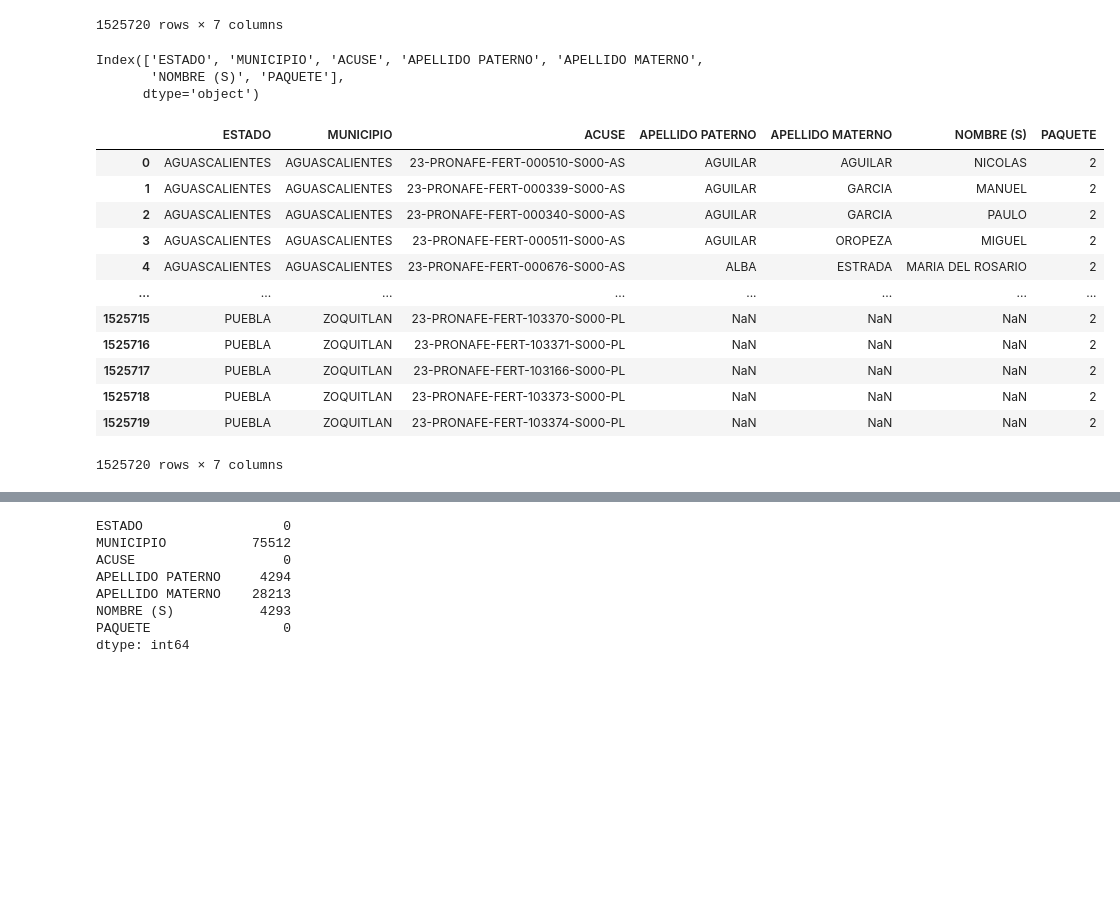
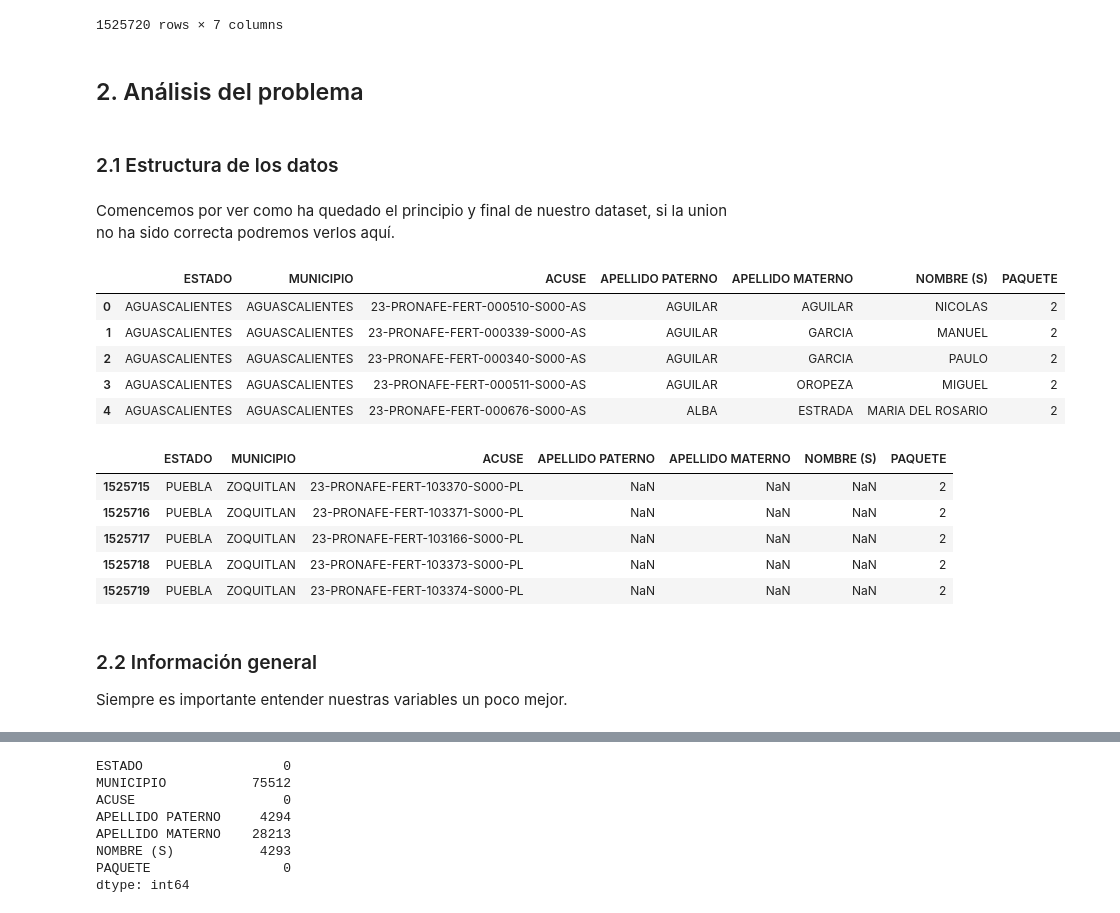
Before and after one commit to DGRIA/SESNA-Fertilizantes, a Jupyter notebook: src/templates/eda.ipynb, the cells around one changed output, grey strips where cells are left out. Cells and saved outputs as stored; diff of their text form; code cells hidden in the pictures; blank space fills up the shorter version.

```diff
--- a/src/templates/eda.ipynb
+++ b/src/templates/eda.ipynb
@@ -73,26 +83,31 @@ df
 | 1525718 | PUEBLA | ZOQUITLAN | 23-PRONAFE-FERT-103373-S000-PL | NaN | NaN | NaN | 2 |
 | 1525719 | PUEBLA | ZOQUITLAN | 23-PRONAFE-FERT-103374-S000-PL | NaN | NaN | NaN | 2 |
 1525720 rows × 7 columns
+# %% [markdown]
+## 2. Análisis del problema
+# %% [markdown]
+### 2.1 Estructura de los datos
+# %% [markdown]
+Comencemos por ver como ha quedado el principio y final de nuestro dataset, si la union no ha sido correcta podremos verlos aquí.
 # %%
-df.columns
+df.head()
 # %% [output]
-Index(['ESTADO', 'MUNICIPIO', 'ACUSE', 'APELLIDO PATERNO', 'APELLIDO MATERNO',
-       'NOMBRE (S)', 'PAQUETE'],
-      dtype='object')
+|  | ESTADO | MUNICIPIO | ACUSE | APELLIDO PATERNO | APELLIDO MATERNO | NOMBRE (S) | PAQUETE |
+| 0 | AGUASCALIENTES | AGUASCALIENTES | 23-PRONAFE-FERT-000510-S000-AS | AGUILAR | AGUILAR | NICOLAS | 2 |
+| 1 | AGUASCALIENTES | AGUASCALIENTES | 23-PRONAFE-FERT-000339-S000-AS | AGUILAR | GARCIA | MANUEL | 2 |
+| 2 | AGUASCALIENTES | AGUASCALIENTES | 23-PRONAFE-FERT-000340-S000-AS | AGUILAR | GARCIA | PAULO | 2 |
+| 3 | AGUASCALIENTES | AGUASCALIENTES | 23-PRONAFE-FERT-000511-S000-AS | AGUILAR | OROPEZA | MIGUEL | 2 |
+| 4 | AGUASCALIENTES | AGUASCALIENTES | 23-PRONAFE-FERT-000676-S000-AS | ALBA | ESTRADA | MARIA DEL ROSARIO | 2 |
 # %%
-df
+df.tail()
 # %% [output]
 |  | ESTADO | MUNICIPIO | ACUSE | APELLIDO PATERNO | APELLIDO MATERNO | NOMBRE (S) | PAQUETE |
-| 0 | AGUASCALIENTES | AGUASCALIENTES | 23-PRONAFE-FERT-000510-S000-AS | AGUILAR | AGUILAR | NICOLAS | 2 |
-| 1 | AGUASCALIENTES | AGUASCALIENTES | 23-PRONAFE-FERT-000339-S000-AS | AGUILAR | GARCIA | MANUEL | 2 |
-| 2 | AGUASCALIENTES | AGUASCALIENTES | 23-PRONAFE-FERT-000340-S000-AS | AGUILAR | GARCIA | PAULO | 2 |
-| 3 | AGUASCALIENTES | AGUASCALIENTES | 23-PRONAFE-FERT-000511-S000-AS | AGUILAR | OROPEZA | MIGUEL | 2 |
-| 4 | AGUASCALIENTES | AGUASCALIENTES | 23-PRONAFE-FERT-000676-S000-AS | ALBA | ESTRADA | MARIA DEL ROSARIO | 2 |
-| ... | ... | ... | ... | ... | ... | ... | ... |
 | 1525715 | PUEBLA | ZOQUITLAN | 23-PRONAFE-FERT-103370-S000-PL | NaN | NaN | NaN | 2 |
 | 1525716 | PUEBLA | ZOQUITLAN | 23-PRONAFE-FERT-103371-S000-PL | NaN | NaN | NaN | 2 |
 | 1525717 | PUEBLA | ZOQUITLAN | 23-PRONAFE-FERT-103166-S000-PL | NaN | NaN | NaN | 2 |
 | 1525718 | PUEBLA | ZOQUITLAN | 23-PRONAFE-FERT-103373-S000-PL | NaN | NaN | NaN | 2 |
 | 1525719 | PUEBLA | ZOQUITLAN | 23-PRONAFE-FERT-103374-S000-PL | NaN | NaN | NaN | 2 |
-1525720 rows × 7 columns
+# %% [markdown]
+### 2.2 Información general
+Siempre es importante entender nuestras variables un poco mejor.
 # %%
```
Also changed, not shown: parts of 67 cells of this notebook.
